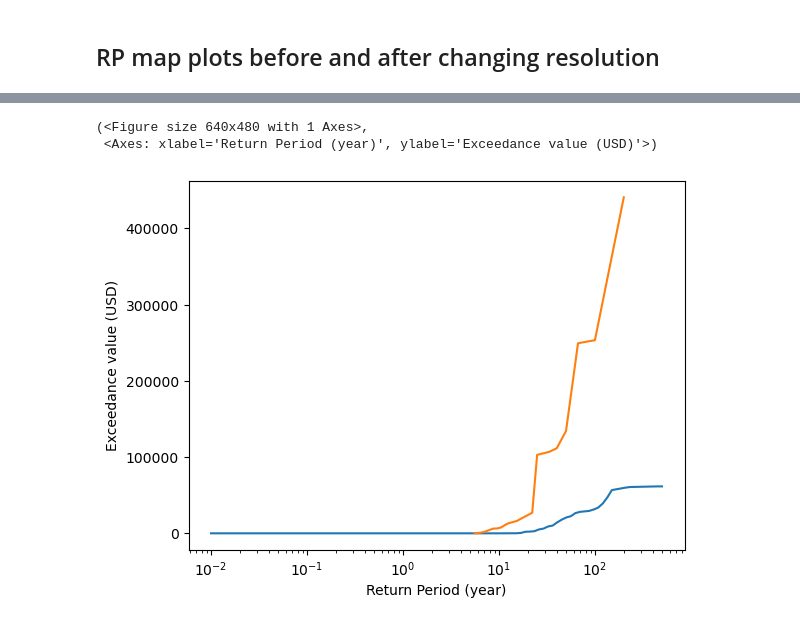
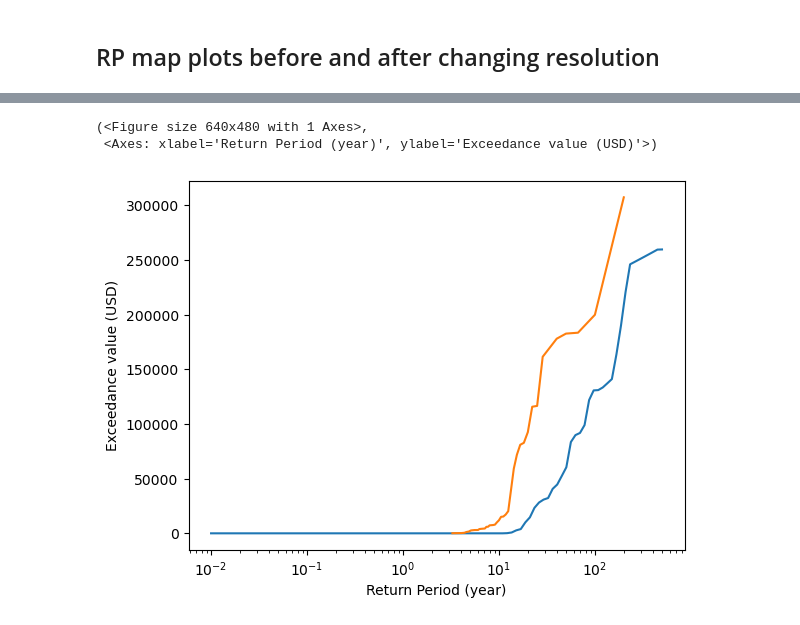
Before and after one commit to ValentinGebhart/exceedance_frequency_curves, a Jupyter notebook: docs/example_resolution.ipynb, the cells around one changed output, grey strips where cells are left out. Saved outputs shown, nothing was run; the diff lists cells and outputs as text; code cells hidden in the pictures.

```diff
--- a/docs/example_resolution.ipynb
+++ b/docs/example_resolution.ipynb
@@ -181,9 +180,9 @@ gdf_half_short
 387 rows × 3 columns
 # %%
-index = 2
+index = 1
 fig, ax = rp_map.exceedance_curves[index].plot_exceedance_values_curve()
 rp_map_half_short.exceedance_curves[index].plot_exceedance_values_curve(axis=ax)
 # %% [output]
 (<Figure size 640x480 with 1 Axes>,
  <Axes: xlabel='Return Period (year)', ylabel='Exceedance value (USD)'>)
-[figure, old version]
+[figure, new version]
```
Also changed, not shown: parts of 4 cells of this notebook, 6 other files.
